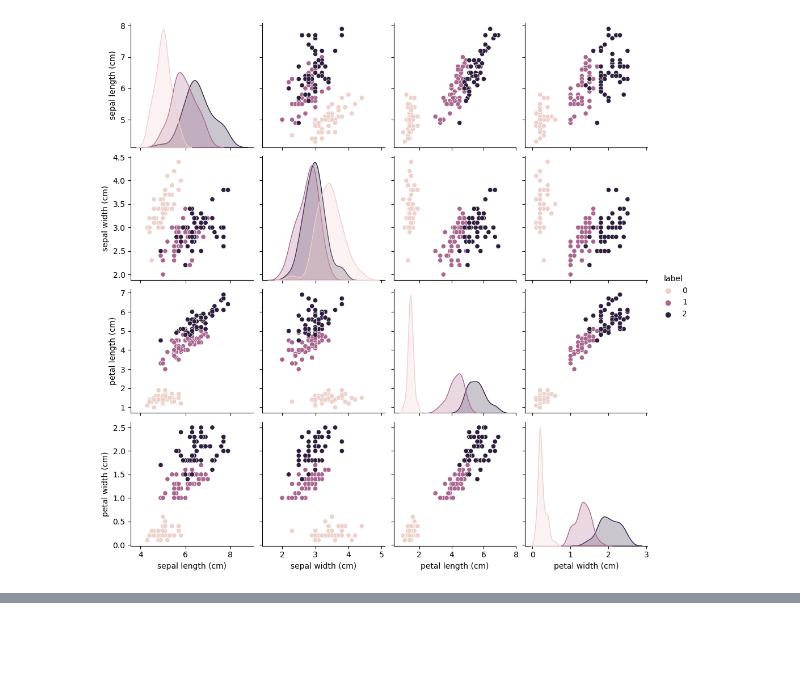
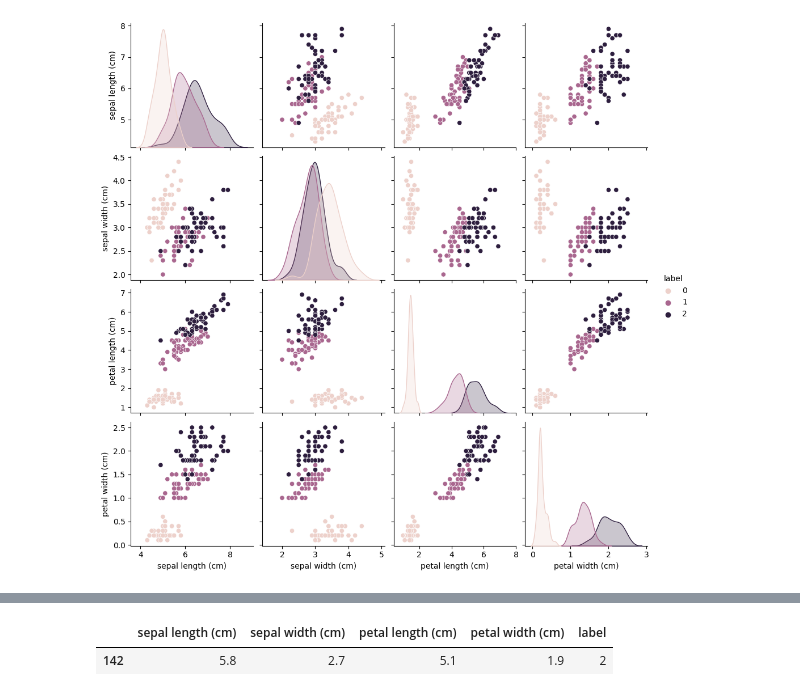
Before and after one commit to DAEHO0/python, a Jupyter notebook: iris_ML.ipynb, the cells around one changed output, grey strips where cells are left out. Saved outputs shown, nothing was run; the diff lists cells and outputs as text; code cells hidden in the pictures; blank space fills up the shorter version.

```diff
--- a/iris_ML.ipynb
+++ b/iris_ML.ipynb
@@ -38,0 +125,6 @@ sns.pairplot(iris_df, hue = 'label')
+# %%
+# 중복값 확인
+iris_df[iris_df.duplicated()]
+# %% [output]
+|  | sepal length (cm) | sepal width (cm) | petal length (cm) | petal width (cm) | label |
+| 142 | 5.8 | 2.7 | 5.1 | 1.9 | 2 |
```
Also changed, not shown: parts of 20 cells of this notebook.
